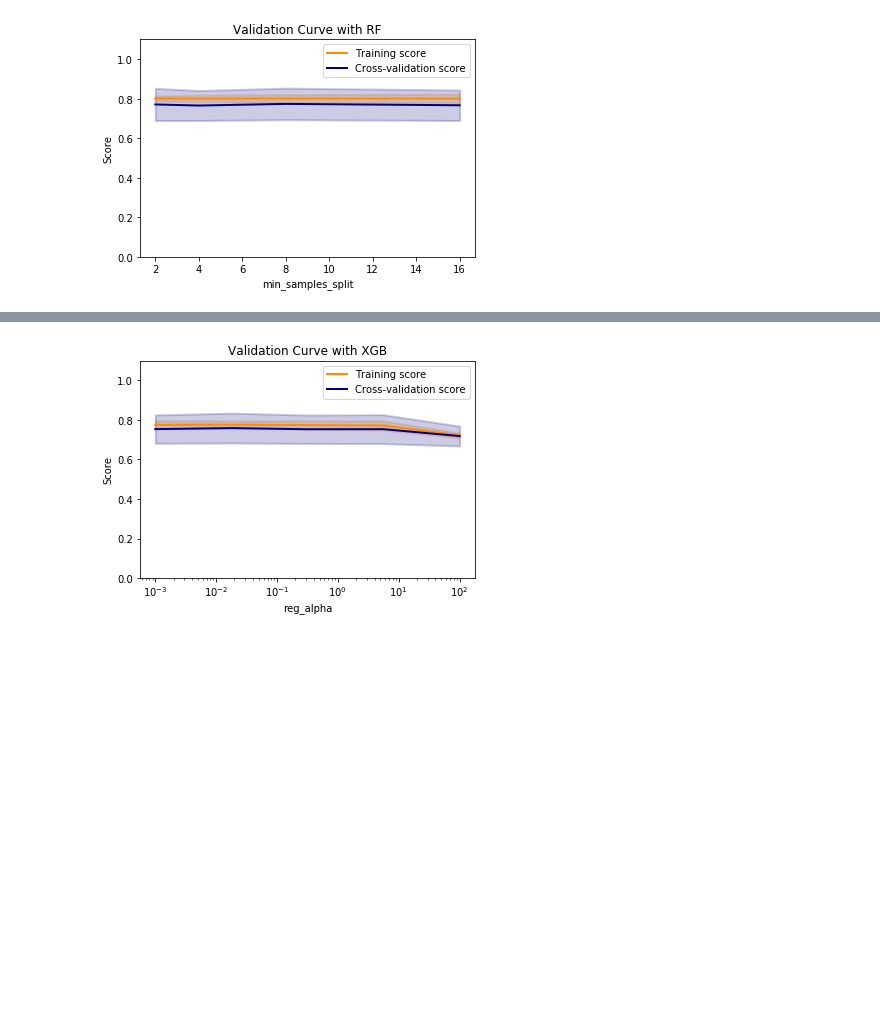
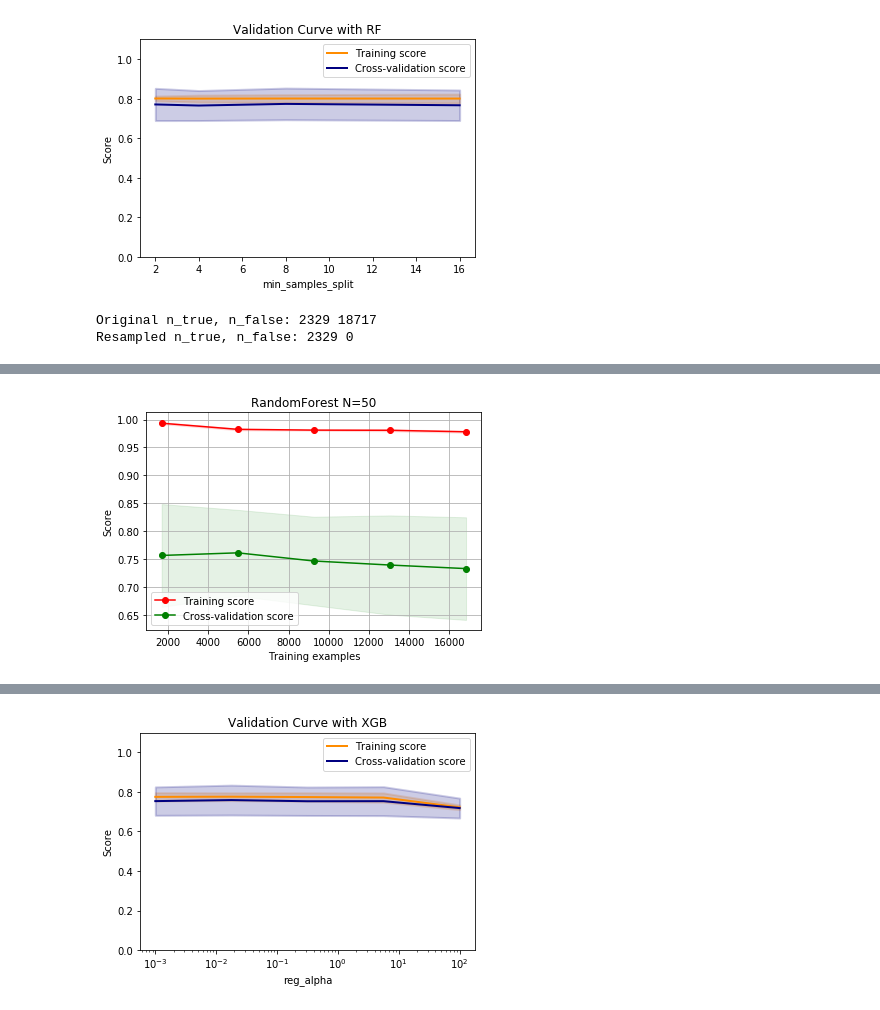
Before and after one commit to marco-bellini/NLP_disaster, a Jupyter notebook: classify_ttv.ipynb, the cells around one changed output, grey strips where cells are left out. Saved outputs shown, nothing was run; the diff lists cells and outputs as text; code cells hidden in the pictures; blank space fills up the shorter version.

```diff
--- a/classify_ttv.ipynb
+++ b/classify_ttv.ipynb
@@ -577,6 +577,30 @@ Xbow_test = bow_bal.transform(X_test)
 X_test_tdidf2 = tfidf.transform(Xbow_test)
 # %%
 bow1k_bal={'Xtrain':X_train_tdidf2, 'Ytrain':Y_train, 'Xtest':X_test_tdidf2, 'Ytest':Y_test}
+# %%
+def train_bow(X_train,Y_train, X_test,Y_test,n_false_sample ,  max_df=0.9,min_df=1, max_features=2000 ):
+    """
+    transforms the training and test set with a reduced B.O.W. with only n_false_sample
+    usage:
+
+    bow1k_bal, bow_bal, tfidf = train_bow(X_train,Y_train, X_test,Y_test,n_false_sample ,  max_df=0.9,min_df=1, max_features=2000 )
+    """
+
+
+    X_train2,Y_train2=imbalanced_undersample(X_train,Y_train,n_false_sample, classes=[False,True])
+
+    bow_bal=CountVectorizer(tokenizer = spacy_tokenizer_stemmer, max_df=max_df,min_df=min_df, max_features=max_features)
+    tfidf=TfidfTransformer()
+
+    bow_bal.fit(X_train2)
+    Xbow_train=bow_bal.transform(X_train)
+    X_train_tdidf2 = tfidf.fit_transform(Xbow_train)
+
+    Xbow_test = bow_bal.transform(X_test)
+    X_test_tdidf2 = tfidf.transform(Xbow_test)
+
+    bow1k_bal={'Xtrain':X_train_tdidf2, 'Ytrain':Y_train, 'Xtest':X_test_tdidf2, 'Ytest':Y_test}
+    return( bow1k_bal, bow_bal, tfidf )
 # %% [markdown]
 #### 2.2.1.4 Results of Balanced B.O.W.
 
@@ -1027,3 +1051,17 @@ plt.title("Validation Curve with RF")
 plt.xlabel("min_samples_split");
 # %% [output]
 [figure]
+# %%
+# bow1k_bal, bow_bal, tfidf = train_bow(X_train,Y_train, X_test,Y_test,300 ,  max_df=0.9,min_df=1, max_features=1000 )
+# bow1k_bal, bow_bal, tfidf = train_bow(X_train,Y_train, X_test,Y_test,0 ,  max_df=0.9,min_df=1, max_features=500 )
+bow1k_bal, bow_bal, tfidf = train_bow(X_train,Y_train, X_test,Y_test,0 ,  max_df=0.9,min_df=1, max_features=200 )
+# %% [output]
+Original n_true, n_false: 2329 18717
+Resampled n_true, n_false: 2329 0
+# %%
+N_est=50
+clf= RandomForestClassifier(  criterion="entropy",class_weight="balanced", n_estimators=N_est)
+
+dfh.plot_learning_curve(clf, 'RandomForest N=%d' % N_est, bow1k_bal['Xtrain'], bow1k_bal['Ytrain'], ylim=None, cv=5,
+                    n_jobs=4, train_sizes=np.linspace(.1, 1.0, 5), scoring='f1')
+# %% [output]
@@ -1029,0 +1069 @@ plt.xlabel("min_samples_split");
+[figure, added]
```
Also changed, not shown: parts of 7 cells of this notebook.
